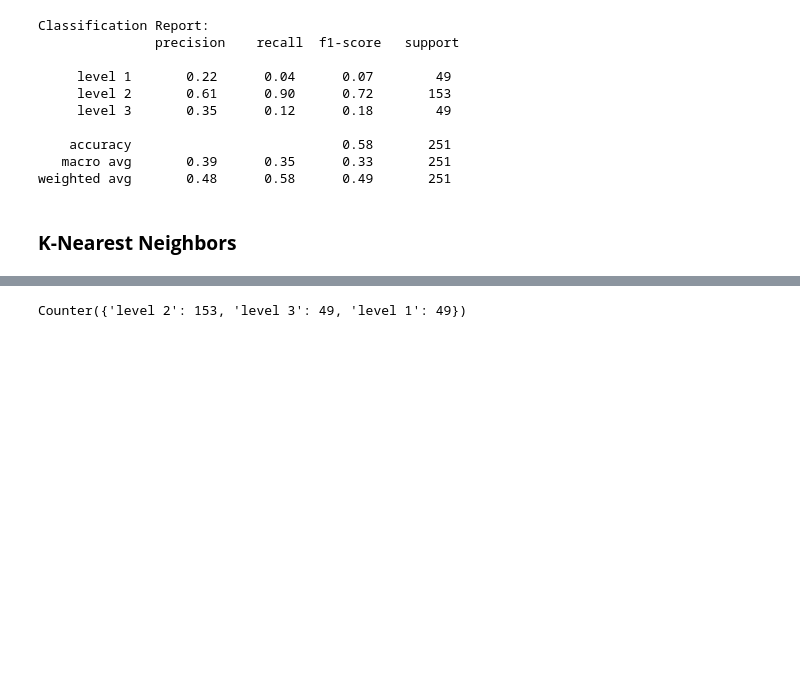
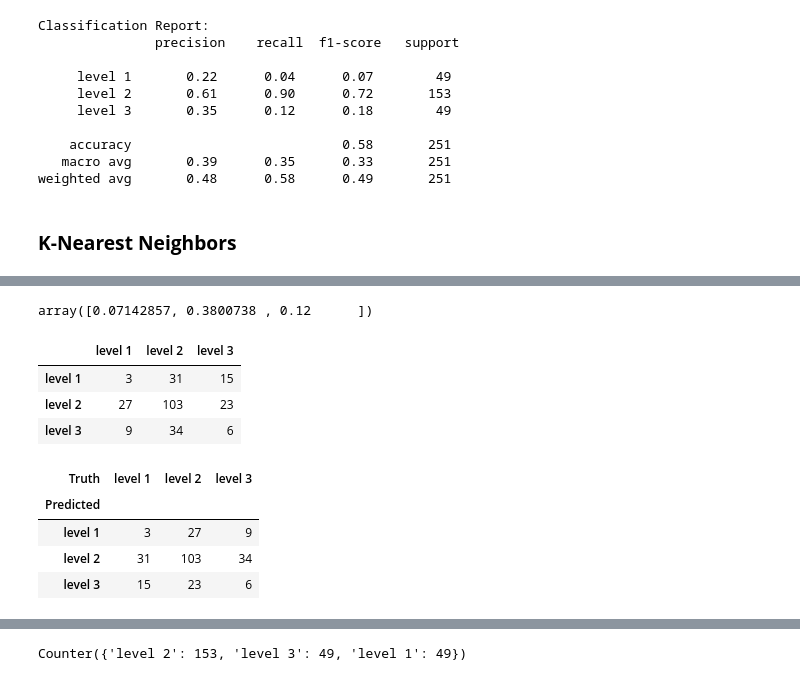
Before and after one commit to felypemaciel/ica2024, a Jupyter notebook: homework3.ipynb, the cells around one changed output, grey strips where cells are left out. Saved outputs shown, nothing was run; the diff lists cells and outputs as text; code cells hidden in the pictures; blank space fills up the shorter version.

```diff
--- a/homework3.ipynb
+++ b/homework3.ipynb
@@ -544,0 +742,23 @@ weighted avg       0.48      0.58      0.49       251
+# %%
+conf.accuracy
+conf.precision
+# %% [output]
+array([0.07142857, 0.3800738 , 0.12      ])
+# %%
+confusion_matrix
+# %% [output]
+|  | level 1 | level 2 | level 3 |
+| level 1 | 3 | 31 | 15 |
+| level 2 | 27 | 103 | 23 |
+| level 3 | 9 | 34 | 6 |
+# %%
+knn_model = KNeighbors(3, X_train, X_test, y_train, y_test)
+y_pred = knn_model.predict()
+# %%
+confusion_table(y_pred, y_test)
+# %% [output]
+| Truth | level 1 | level 2 | level 3 |
+| Predicted |  |  |  |
+| level 1 | 3 | 27 | 9 |
+| level 2 | 31 | 103 | 34 |
+| level 3 | 15 | 23 | 6 |
```
Also changed, not shown: parts of 22 cells of this notebook.
